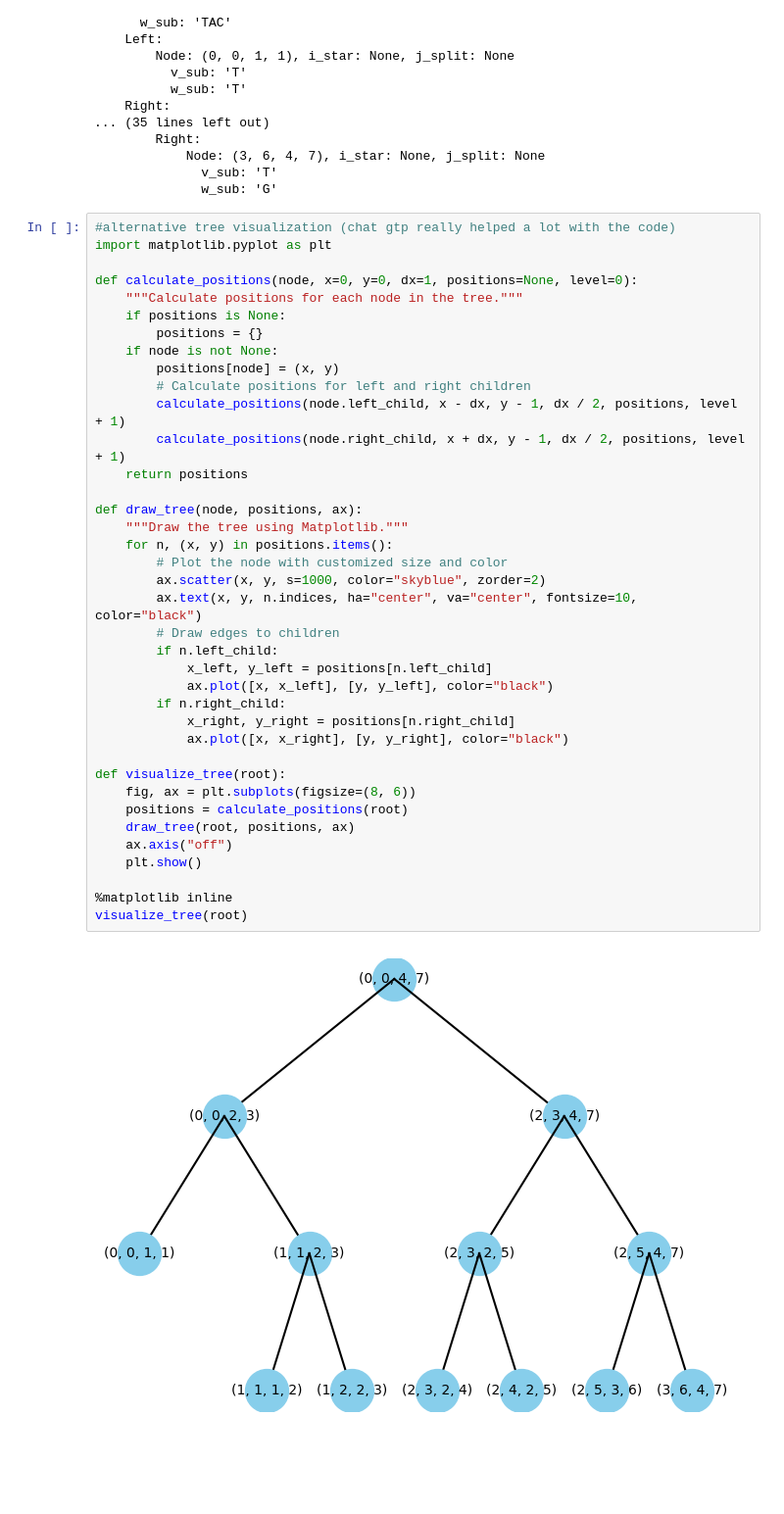
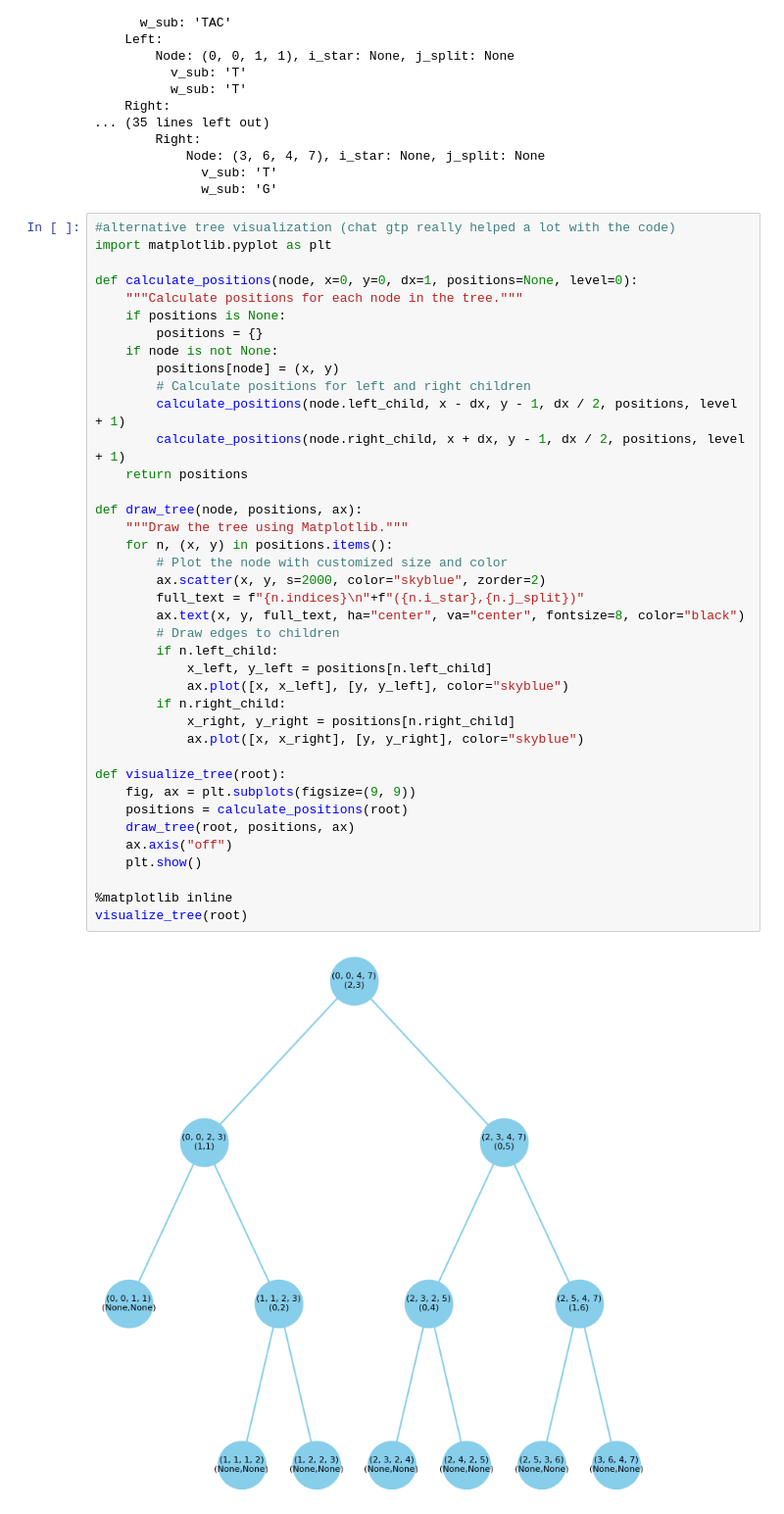
Before and after one commit to Emeraldb01/hirschberg_algorithm, a Jupyter notebook: hirsch_tree_visual.ipynb, the cells around one changed output. Shown at 98% size. Drawn from its saved outputs; the diff is of its cells as text; blank space fills up the shorter version.

```diff
--- a/hirsch_tree_visual.ipynb
+++ b/hirsch_tree_visual.ipynb
@@ -257,36 +257,37 @@ import matplotlib.pyplot as plt
 def calculate_positions(node, x=0, y=0, dx=1, positions=None, level=0):
     """Calculate positions for each node in the tree."""
     if positions is None:
         positions = {}
     if node is not None:
         positions[node] = (x, y)
         # Calculate positions for left and right children
         calculate_positions(node.left_child, x - dx, y - 1, dx / 2, positions, level + 1)
         calculate_positions(node.right_child, x + dx, y - 1, dx / 2, positions, level + 1)
     return positions
 
 def draw_tree(node, positions, ax):
     """Draw the tree using Matplotlib."""
     for n, (x, y) in positions.items():
         # Plot the node with customized size and color
-        ax.scatter(x, y, s=1000, color="skyblue", zorder=2)
-        ax.text(x, y, n.indices, ha="center", va="center", fontsize=10, color="black")
+        ax.scatter(x, y, s=2000, color="skyblue", zorder=2)
+        full_text = f"{n.indices}\n"+f"({n.i_star},{n.j_split})"
+        ax.text(x, y, full_text, ha="center", va="center", fontsize=8, color="black")
         # Draw edges to children
         if n.left_child:
             x_left, y_left = positions[n.left_child]
-            ax.plot([x, x_left], [y, y_left], color="black")
+            ax.plot([x, x_left], [y, y_left], color="skyblue")
         if n.right_child:
             x_right, y_right = positions[n.right_child]
-            ax.plot([x, x_right], [y, y_right], color="black")
+            ax.plot([x, x_right], [y, y_right], color="skyblue")
 
 def visualize_tree(root):
-    fig, ax = plt.subplots(figsize=(8, 6))
+    fig, ax = plt.subplots(figsize=(9, 9))
     positions = calculate_positions(root)
     draw_tree(root, positions, ax)
     ax.axis("off")
     plt.show()
 
 %matplotlib inline
 visualize_tree(root)
 # %% [output]
-[figure, old version]
+[figure, new version]
```
